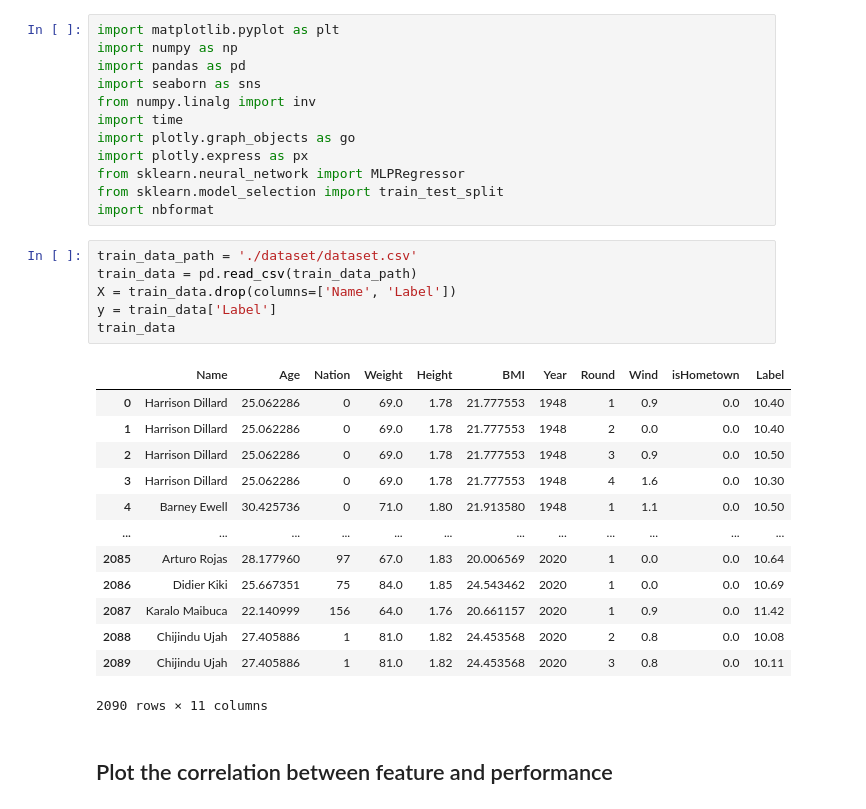
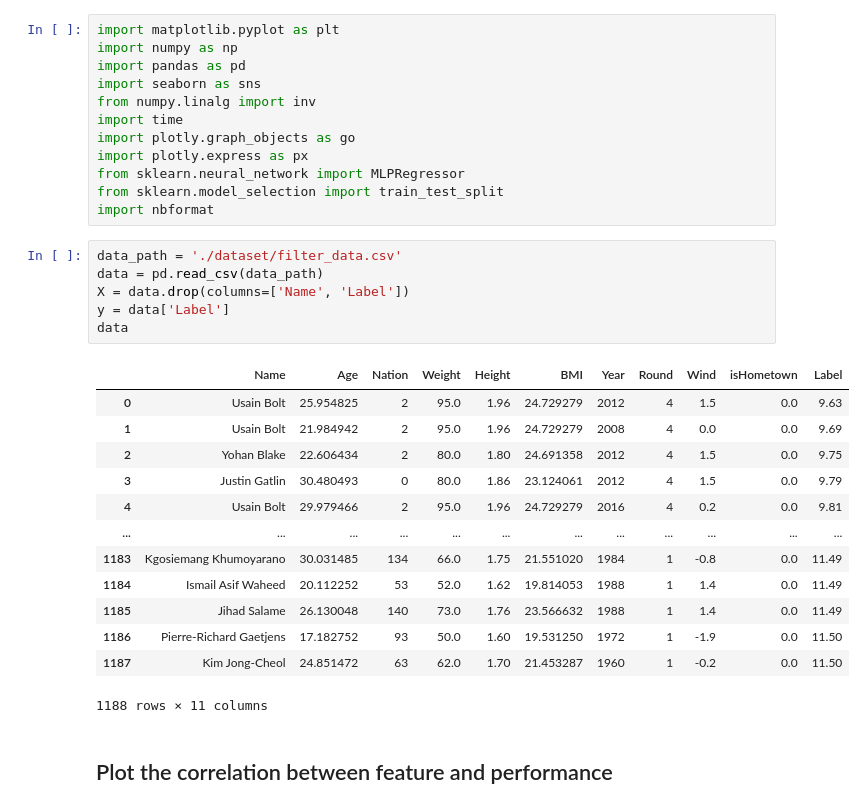
Before and after one commit to ailuropodaWu/NYCU-AI-Capstone, a Jupyter notebook: Project1/feature_enginearing.ipynb, the cells around one changed output. Cells and saved outputs as stored; diff of their text form.

```diff
--- a/Project1/feature_enginearing.ipynb
+++ b/Project1/feature_enginearing.ipynb
@@ -11,25 +11,25 @@ from sklearn.neural_network import MLPRegressor
 from sklearn.model_selection import train_test_split
 import nbformat
 # %%
-train_data_path = './dataset/dataset.csv'
-train_data = pd.read_csv(train_data_path)
-X = train_data.drop(columns=['Name', 'Label'])
-y = train_data['Label']
-train_data
+data_path = './dataset/filter_data.csv'
+data = pd.read_csv(data_path)
+X = data.drop(columns=['Name', 'Label'])
+y = data['Label']
+data
 # %% [output]
 |  | Name | Age | Nation | Weight | Height | BMI | Year | Round | Wind | isHometown | Label |
-| 0 | Harrison Dillard | 25.062286 | 0 | 69.0 | 1.78 | 21.777553 | 1948 | 1 | 0.9 | 0.0 | 10.40 |
-| 1 | Harrison Dillard | 25.062286 | 0 | 69.0 | 1.78 | 21.777553 | 1948 | 2 | 0.0 | 0.0 | 10.40 |
-| 2 | Harrison Dillard | 25.062286 | 0 | 69.0 | 1.78 | 21.777553 | 1948 | 3 | 0.9 | 0.0 | 10.50 |
-| 3 | Harrison Dillard | 25.062286 | 0 | 69.0 | 1.78 | 21.777553 | 1948 | 4 | 1.6 | 0.0 | 10.30 |
-| 4 | Barney Ewell | 30.425736 | 0 | 71.0 | 1.80 | 21.913580 | 1948 | 1 | 1.1 | 0.0 | 10.50 |
+| 0 | Usain Bolt | 25.954825 | 2 | 95.0 | 1.96 | 24.729279 | 2012 | 4 | 1.5 | 0.0 | 9.63 |
+| 1 | Usain Bolt | 21.984942 | 2 | 95.0 | 1.96 | 24.729279 | 2008 | 4 | 0.0 | 0.0 | 9.69 |
+| 2 | Yohan Blake | 22.606434 | 2 | 80.0 | 1.80 | 24.691358 | 2012 | 4 | 1.5 | 0.0 | 9.75 |
+| 3 | Justin Gatlin | 30.480493 | 0 | 80.0 | 1.86 | 23.124061 | 2012 | 4 | 1.5 | 0.0 | 9.79 |
+| 4 | Usain Bolt | 29.979466 | 2 | 95.0 | 1.96 | 24.729279 | 2016 | 4 | 0.2 | 0.0 | 9.81 |
 | ... | ... | ... | ... | ... | ... | ... | ... | ... | ... | ... | ... |
-| 2085 | Arturo Rojas | 28.177960 | 97 | 67.0 | 1.83 | 20.006569 | 2020 | 1 | 0.0 | 0.0 | 10.64 |
-| 2086 | Didier Kiki | 25.667351 | 75 | 84.0 | 1.85 | 24.543462 | 2020 | 1 | 0.0 | 0.0 | 10.69 |
-| 2087 | Karalo Maibuca | 22.140999 | 156 | 64.0 | 1.76 | 20.661157 | 2020 | 1 | 0.9 | 0.0 | 11.42 |
-| 2088 | Chijindu Ujah | 27.405886 | 1 | 81.0 | 1.82 | 24.453568 | 2020 | 2 | 0.8 | 0.0 | 10.08 |
-| 2089 | Chijindu Ujah | 27.405886 | 1 | 81.0 | 1.82 | 24.453568 | 2020 | 3 | 0.8 | 0.0 | 10.11 |
+| 1183 | Kgosiemang Khumoyarano | 30.031485 | 134 | 66.0 | 1.75 | 21.551020 | 1984 | 1 | -0.8 | 0.0 | 11.49 |
+| 1184 | Ismail Asif Waheed | 20.112252 | 53 | 52.0 | 1.62 | 19.814053 | 1988 | 1 | 1.4 | 0.0 | 11.49 |
+| 1185 | Jihad Salame | 26.130048 | 140 | 73.0 | 1.76 | 23.566632 | 1988 | 1 | 1.4 | 0.0 | 11.49 |
+| 1186 | Pierre-Richard Gaetjens | 17.182752 | 93 | 50.0 | 1.60 | 19.531250 | 1972 | 1 | -1.9 | 0.0 | 11.50 |
+| 1187 | Kim Jong-Cheol | 24.851472 | 63 | 62.0 | 1.70 | 21.453287 | 1960 | 1 | -0.2 | 0.0 | 11.50 |
-2090 rows × 11 columns
+1188 rows × 11 columns
 # %% [markdown]
 ## Plot the correlation between feature and performance
 # %%
```
Also changed, not shown: parts of 4 cells of this notebook.
